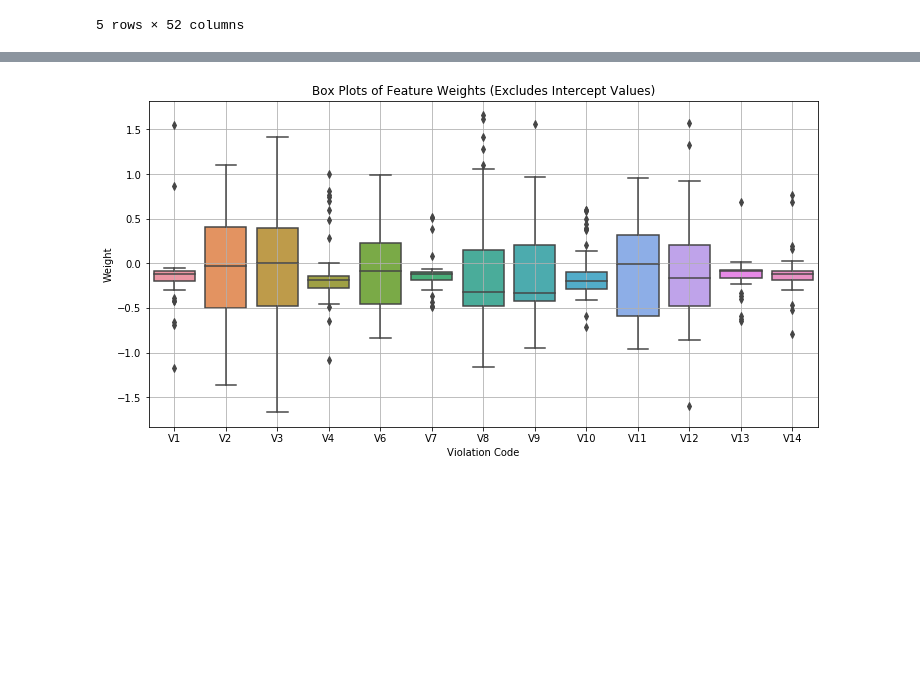
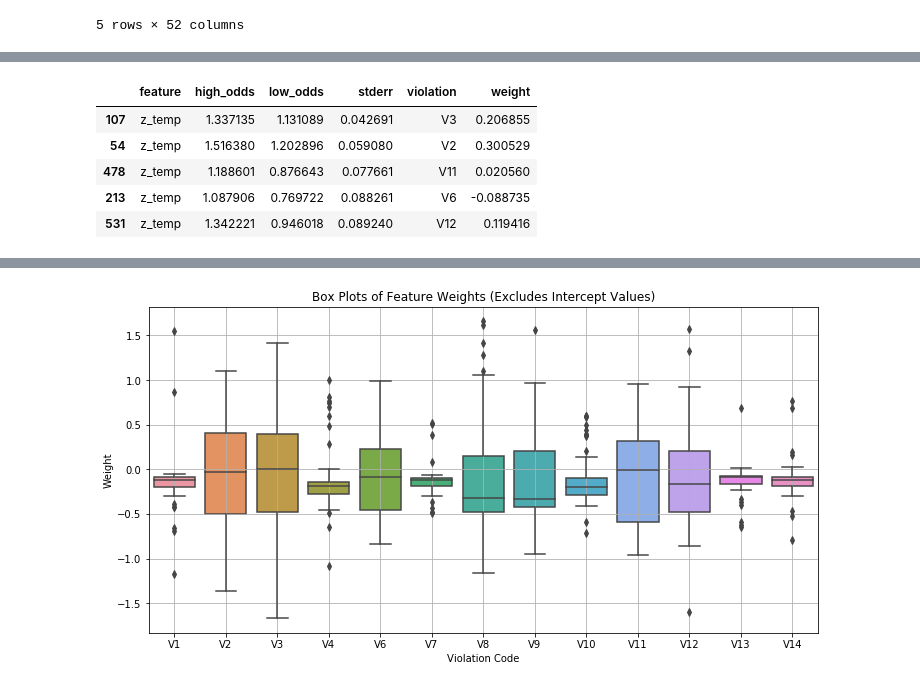
Before and after one commit to vingkan/foodinspectionforecasting, a Jupyter notebook: IIT/173_common_restaurants.ipynb, the cells around one changed output, grey strips where cells are left out. Drawn from its saved outputs; the diff is of its cells as text; code cells hidden in the pictures; blank space fills up the shorter version.

```diff
--- a/IIT/173_common_restaurants.ipynb
+++ b/IIT/173_common_restaurants.ipynb
@@ -274,0 +325,9 @@ wtd = get_weight_table(simple_weights, columns).query("feature != 'intercept'")
+# %%
+wtd.sort_values(by=["stderr"], ascending=[True]).head()
+# %% [output]
+|  | feature | high_odds | low_odds | stderr | violation | weight |
+| 107 | z_temp | 1.337135 | 1.131089 | 0.042691 | V3 | 0.206855 |
+| 54 | z_temp | 1.516380 | 1.202896 | 0.059080 | V2 | 0.300529 |
+| 478 | z_temp | 1.188601 | 0.876643 | 0.077661 | V11 | 0.020560 |
+| 213 | z_temp | 1.087906 | 0.769722 | 0.088261 | V6 | -0.088735 |
+| 531 | z_temp | 1.342221 | 0.946018 | 0.089240 | V12 | 0.119416 |
```
Also changed, not shown: parts of 10 cells of this notebook.
